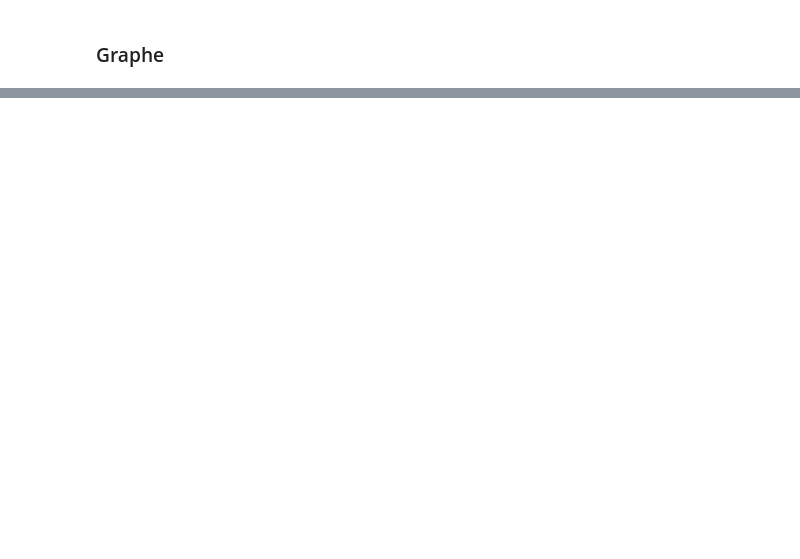
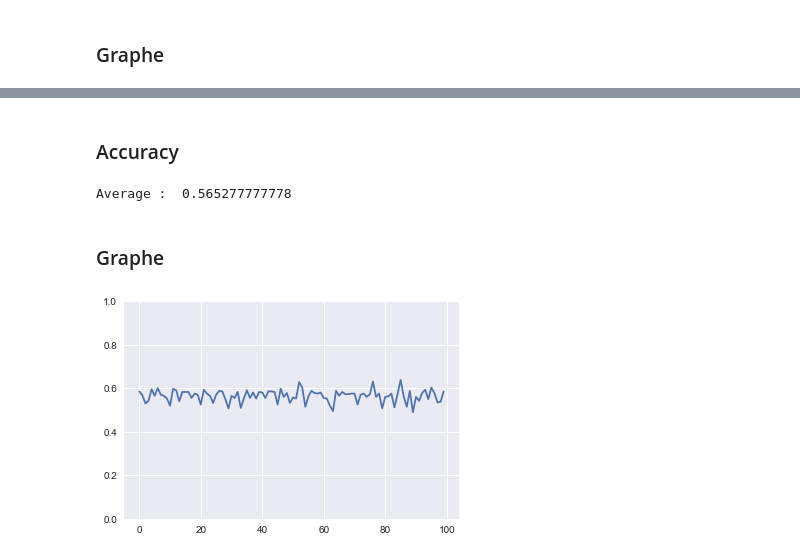
Before and after one commit to Asifadam93/UserActivityRecognition, a Jupyter notebook: Notebook_python/Dataset Analyse - Decision tree.ipynb, the cells around one changed output, grey strips where cells are left out. Saved outputs shown, nothing was run; the diff lists cells and outputs as text; code cells hidden in the pictures; blank space fills up the shorter version.

```diff
--- a/Notebook_python/Dataset Analyse - Decision tree.ipynb
+++ b/Notebook_python/Dataset Analyse - Decision tree.ipynb
@@ -340,0 +349,5 @@ plt.plot(res);
+# %%
+
+x_analysed_2_train, x_analysed_2_test, y_analysed_2_train, y_analysed_2_test = train_test_split(source_analysed_2, cible_analysed_2, test_size=0.7)
+
+display(x_analysed_2_train, y_analysed_2_train, x_analysed_2_test, y_analysed_2_test)
@@ -340,0 +427,6 @@ plt.plot(res);
+# %%
+# DecisionTreeClassifier
+
+clf = DecisionTreeClassifier().fit(x_analysed_2_train, y_analysed_2_train)
+
+predict = clf.predict(x_analysed_2_test)
@@ -340,0 +452,23 @@ plt.plot(res);
+# %% [markdown]
+### Accuracy
+# %%
+res=[]
+
+for i in range(100):
+    x_analysed_2_train, x_analysed_2_test, y_analysed_2_train, y_analysed_2_test = train_test_split(source_analysed_2, cible_analysed_2, test_size=0.7)
+    clf = DecisionTreeClassifier().fit(x_analysed_2_train, y_analysed_2_train)
+    y_predict = clf.predict(x_analysed_2_test)
+    res.append(accuracy_score(y_analysed_2_test, y_predict))
+
+print('Average : ',np.average(res))
+# %% [output]
+Average :  0.565277777778
+# %% [markdown]
+### Graphe
+# %%
+%matplotlib inline
+
+plt.ylim([0,1])
+plt.plot(res);
+# %% [output]
+[figure, added]
```
Also changed, not shown: parts of 14 cells of this notebook, 3 other files.
